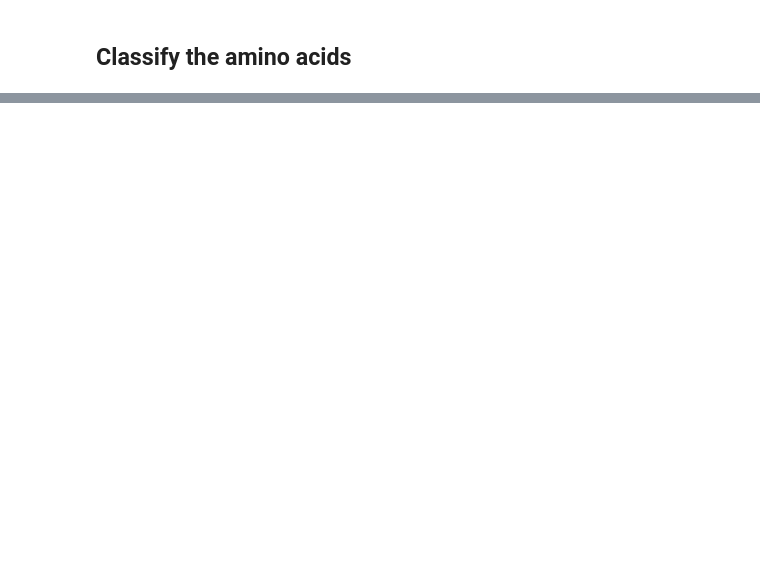
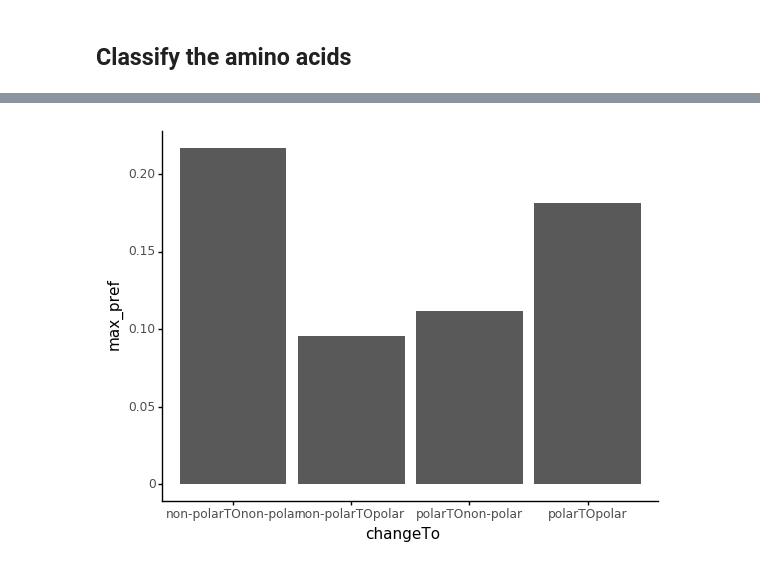
Before and after one commit to hutch-gwc/Rosalind, a Jupyter notebook: secondarystructure_skh.ipynb, the cells around one changed output, grey strips where cells are left out. Cells and saved outputs as stored; diff of their text form; code cells hidden in the pictures; blank space fills up the shorter version.

```diff
--- a/secondarystructure_skh.ipynb
+++ b/secondarystructure_skh.ipynb
@@ -106,0 +173,3 @@ classification
+# %%
+df = pd.melt(df, id_vars=["site", "RSA", "wt", "wt_type"], var_name="amino_acid", value_name="pref")
+df.head()
@@ -106,0 +183,4 @@ classification
+# %%
+df["amino_acid_type"] = df["amino_acid"].apply(lambda x: n_classification[x])
+df["changeTo"] = df[["wt_type", "amino_acid_type"]].apply(lambda x: "{0}TO{1}".format(x[0], x[1]), axis=1)
+df.head()
@@ -106,0 +194,7 @@ classification
+# %%
+temp = []
+for name, group in df.groupby(["changeTo"]):
+    new_pref = group["pref"].mean()
+    temp.append([name, new_pref])
+temp = pd.DataFrame(temp, columns=["changeTo", "max_pref"])
+temp.head()
@@ -106,0 +207,14 @@ classification
+# %%
+p = (ggplot(temp, aes('changeTo', 'max_pref'))
+ + geom_bar(stat="identity")
+#  + facet_wrap(['run', 'metric'])
+ + theme_classic()
+#  + labs(x="Distance between site pair", color="Number of \nswapped sites")
+#  + theme(strip_background = element_blank(),
+#          strip_text=element_text(size=12),
+#          legend_text = element_text(size=10))
+#  + scale_color_manual([orange, pink, blue, green]))
+    )
+_ = p.draw()
+# %% [output]
+[figure, added]
```
Also changed, not shown: parts of 13 cells of this notebook.
